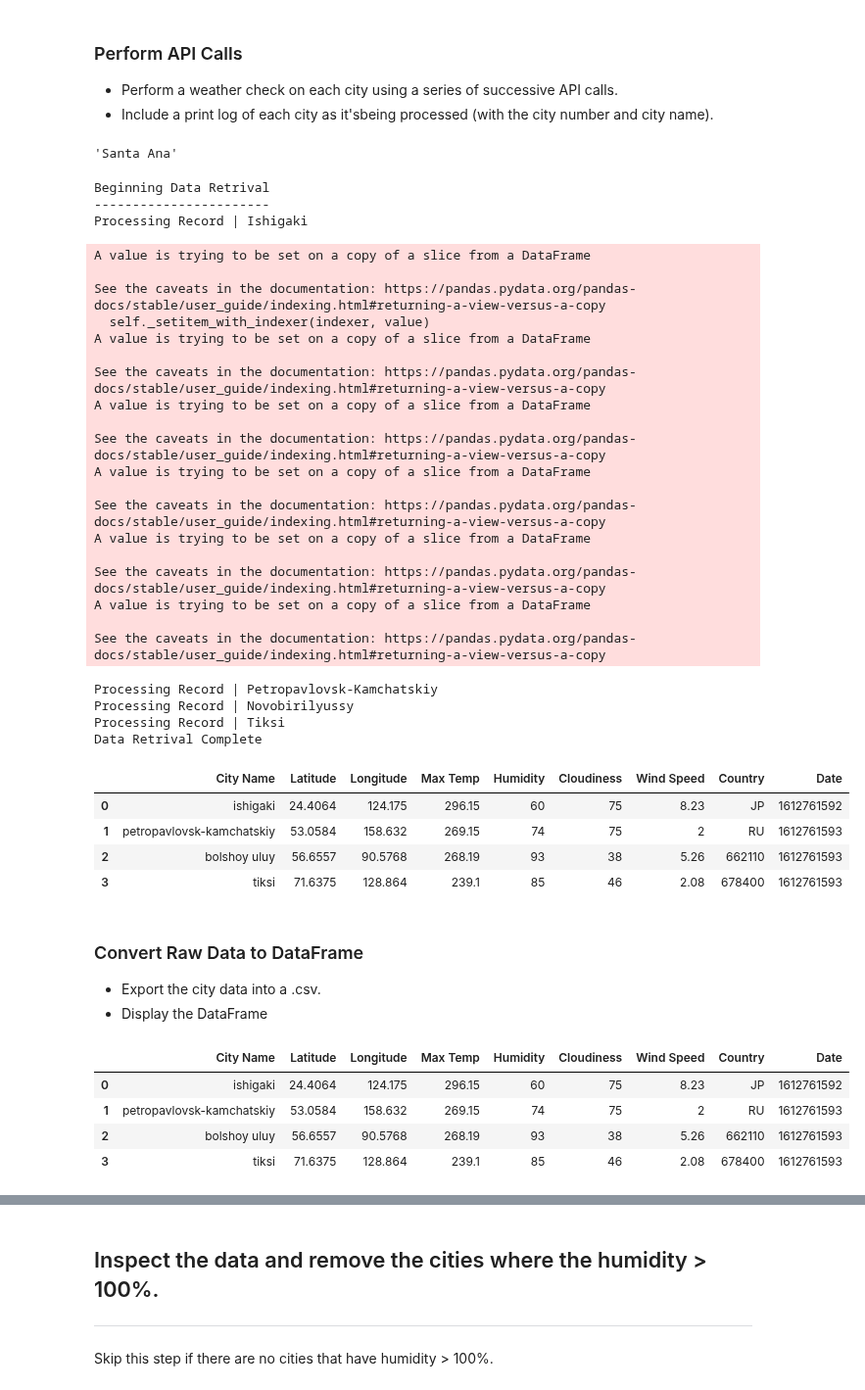
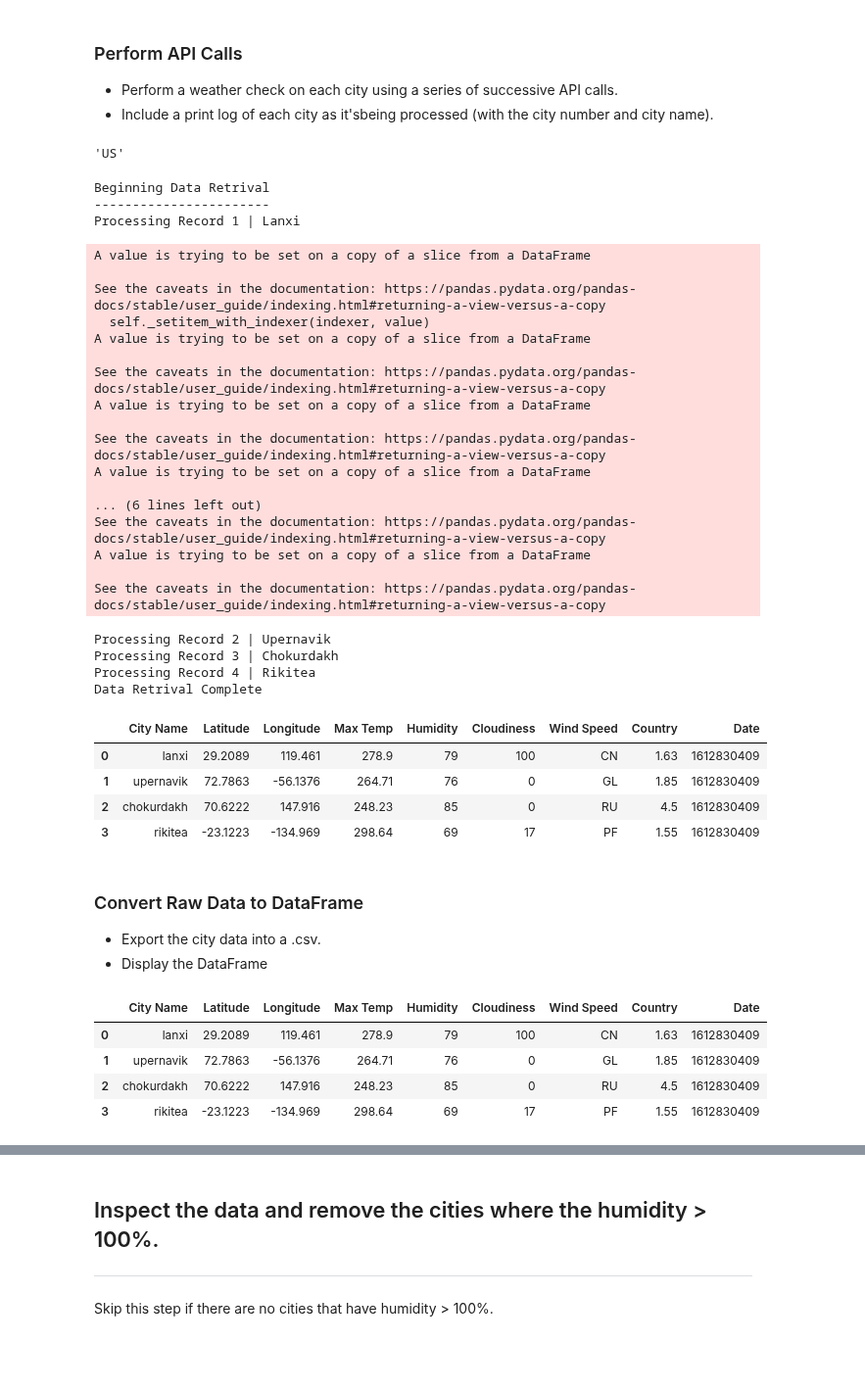
Before and after one commit to chrispope12391/Python-API-Challenge, a Jupyter notebook: WeatherPy/WeatherPy.ipynb, the cells around one changed output, grey strips where cells are left out. Shown at 98% size. Drawn from its saved outputs; the diff is of its cells as text; code cells hidden in the pictures; blank space fills up the shorter version.

```diff
--- a/WeatherPy/WeatherPy.ipynb
+++ b/WeatherPy/WeatherPy.ipynb
@@ -132,9 +132,6 @@ for index, row in small_list.iterrows():
     try:
         small_list.loc[index, "Latitude"] = cities_lat_lng["results"][0]["geometry"]["location"]["lat"]
         small_list.loc[index, "Longitude"] = cities_lat_lng["results"][0]["geometry"]["location"]["lng"]
-        small_list.loc[index, "Country"] = cities_lat_lng['results'][0]['address_components'][3]['short_name']
-        small_list.loc[index, "Country"] = cities_lat_lng['results'][0]['address_components'][4]['short_name']
-        small_list.loc[index, "Country"] = cities_lat_lng['results'][0]['address_components'][5]['short_name']
     except (KeyError, IndexError):
         print("Missing field/result... skipping.")
 
@@ -178,9 +165,9 @@ lon = '-117.868'
 # Build query URL
 query_url = url + "appid=" + weather_api_key + "&lat=" + lat + "&lon=" + lon
 weather_json = requests.get(query_url).json()
-weather_json['name']
+weather_json['sys']['country']
 # %% [output]
-'Santa Ana'
+'US'
 # %%
 # params = {"key": weather_api_key}
 
@@ -201,66 +188,66 @@ for index, row in small_list.iterrows():
     # convert to json
     weather_json = weather_data.json()
 
+    counter = 0
+
     try:
         name = weather_json['name']
-        print(f"Processing Record | {name}")
+        print(f"Processing Record {index + 1} | {name}")
         small_list.loc[index, "Max Temp"] = weather_json['main']['temp_max']
         small_list.loc[index, "Humidity"] = weather_json['main']['humidity']
         small_list.loc[index, "Cloudiness"] = weather_json['clouds']['all']
-        small_list.loc[index, "Wind Speed"] = weather_json['wind']['speed']
+        small_list.loc[index, "Wind Speed"] = weather_json['sys']['country']
+        small_list.loc[index, "Country"] = weather_json['wind']['speed']
         small_list.loc[index, "Date"] = weather_json['dt']
 
     except (KeyError, IndexError):
-        print("Missing field/result... skipping.")
+        print("City not found. Skipping...")
 
 
 
 # Visualize to confirm lat lng appear
 print('Data Retrival Complete')
 small_list
 # %% [output]
 Beginning Data Retrival
 -----------------------
-Processing Record | Ishigaki
+Processing Record 1 | Lanxi
 A value is trying to be set on a copy of a slice from a DataFrame
 
 See the caveats in the documentation: https://pandas.pydata.org/pandas-docs/stable/user_guide/indexing.html#returning-a-view-versus-a-copy
   self._setitem_with_indexer(indexer, value)
 A value is trying to be set on a copy of a slice from a DataFrame
 
 See the caveats in the documentation: https://pandas.pydata.org/pandas-docs/stable/user_guide/indexing.html#returning-a-view-versus-a-copy
 A value is trying to be set on a copy of a slice from a DataFrame
 
 See the caveats in the documentation: https://pandas.pydata.org/pandas-docs/stable/user_guide/indexing.html#returning-a-view-versus-a-copy
 A value is trying to be set on a copy of a slice from a DataFrame
 
+... (6 lines left out)
 See the caveats in the documentation: https://pandas.pydata.org/pandas-docs/stable/user_guide/indexing.html#returning-a-view-versus-a-copy
 A value is trying to be set on a copy of a slice from a DataFrame
 
 See the caveats in the documentation: https://pandas.pydata.org/pandas-docs/stable/user_guide/indexing.html#returning-a-view-versus-a-copy
-A value is trying to be set on a copy of a slice from a DataFrame
-
-See the caveats in the documentation: https://pandas.pydata.org/pandas-docs/stable/user_guide/indexing.html#returning-a-view-versus-a-copy
-Processing Record | Petropavlovsk-Kamchatskiy
-Processing Record | Novobirilyussy
-Processing Record | Tiksi
+Processing Record 2 | Upernavik
+Processing Record 3 | Chokurdakh
+Processing Record 4 | Rikitea
 Data Retrival Complete
 |  | City Name | Latitude | Longitude | Max Temp | Humidity | Cloudiness | Wind Speed | Country | Date |
-| 0 | ishigaki | 24.4064 | 124.175 | 296.15 | 60 | 75 | 8.23 | JP | 1612761592 |
-| 1 | petropavlovsk-kamchatskiy | 53.0584 | 158.632 | 269.15 | 74 | 75 | 2 | RU | 1612761593 |
-| 2 | bolshoy uluy | 56.6557 | 90.5768 | 268.19 | 93 | 38 | 5.26 | 662110 | 1612761593 |
-| 3 | tiksi | 71.6375 | 128.864 | 239.1 | 85 | 46 | 2.08 | 678400 | 1612761593 |
+| 0 | lanxi | 29.2089 | 119.461 | 278.9 | 79 | 100 | CN | 1.63 | 1612830409 |
+| 1 | upernavik | 72.7863 | -56.1376 | 264.71 | 76 | 0 | GL | 1.85 | 1612830409 |
+| 2 | chokurdakh | 70.6222 | 147.916 | 248.23 | 85 | 0 | RU | 4.5 | 1612830409 |
+| 3 | rikitea | -23.1223 | -134.969 | 298.64 | 69 | 17 | PF | 1.55 | 1612830409 |
 # %% [markdown]
 ### Convert Raw Data to DataFrame
 * Export the city data into a .csv.
 * Display the DataFrame
 # %%
 small_list.to_csv("output_data/cities.csv")
+small_list.head(4)
+# %% [output]
+|  | City Name | Latitude | Longitude | Max Temp | Humidity | Cloudiness | Wind Speed | Country | Date |
+| 0 | lanxi | 29.2089 | 119.461 | 278.9 | 79 | 100 | CN | 1.63 | 1612830409 |
+| 1 | upernavik | 72.7863 | -56.1376 | 264.71 | 76 | 0 | GL | 1.85 | 1612830409 |
+| 2 | chokurdakh | 70.6222 | 147.916 | 248.23 | 85 | 0 | RU | 4.5 | 1612830409 |
+| 3 | rikitea | -23.1223 | -134.969 | 298.64 | 69 | 17 | PF | 1.55 | 1612830409 |
-# %%
-small_list.head(4)
-# %% [output]
-|  | City Name | Latitude | Longitude | Max Temp | Humidity | Cloudiness | Wind Speed | Country | Date |
-| 0 | ishigaki | 24.4064 | 124.175 | 296.15 | 60 | 75 | 8.23 | JP | 1612761592 |
-| 1 | petropavlovsk-kamchatskiy | 53.0584 | 158.632 | 269.15 | 74 | 75 | 2 | RU | 1612761593 |
-| 2 | bolshoy uluy | 56.6557 | 90.5768 | 268.19 | 93 | 38 | 5.26 | 662110 | 1612761593 |
-| 3 | tiksi | 71.6375 | 128.864 | 239.1 | 85 | 46 | 2.08 | 678400 | 1612761593 |
```
Also changed, not shown: parts of 10 cells of this notebook, 2 other files.
